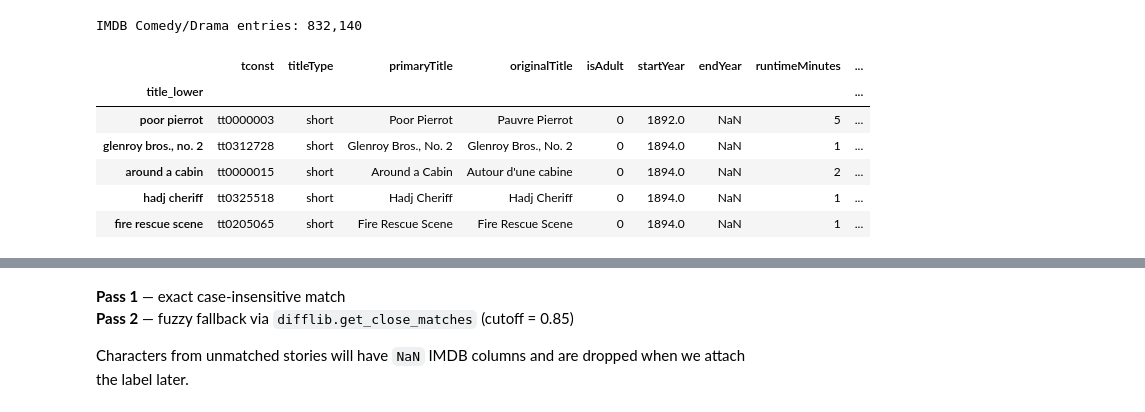
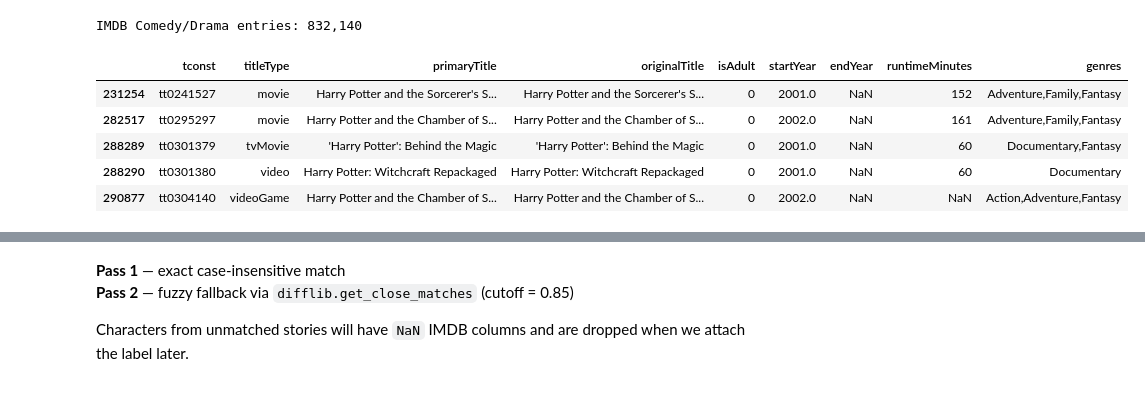
Before and after one commit to lcohenwanis/pocs2-spring2026-genre-from-archetypes, a Jupyter notebook: notebooks/prepare_data.ipynb, the cells around one changed output, grey strips where cells are left out. Cells and saved outputs as stored; diff of their text form; code cells hidden in the pictures.

```diff
--- a/notebooks/prepare_data.ipynb
+++ b/notebooks/prepare_data.ipynb
@@ -70,12 +66,11 @@ print(f"IMDB Comedy/Drama entries: {len(imdb_lookup):,}")
 # %% [output]
 IMDB Comedy/Drama entries: 832,140
 # %%
-imdb_lookup.head()
+df_imdb = pd.read_csv('../datasets/title.basics.tsv', sep='\t', na_values='\\N', low_memory=False)
 # %% [output]
-|  | tconst | titleType | primaryTitle | originalTitle | isAdult | startYear | endYear | runtimeMinutes | ... |
-| title_lower |  |  |  |  |  |  |  |  | ... |
-| poor pierrot | tt0000003 | short | Poor Pierrot | Pauvre Pierrot | 0 | 1892.0 | NaN | 5 | ... |
-| glenroy bros., no. 2 | tt0312728 | short | Glenroy Bros., No. 2 | Glenroy Bros., No. 2 | 0 | 1894.0 | NaN | 1 | ... |
-| around a cabin | tt0000015 | short | Around a Cabin | Autour d'une cabine | 0 | 1894.0 | NaN | 2 | ... |
-| hadj cheriff | tt0325518 | short | Hadj Cheriff | Hadj Cheriff | 0 | 1894.0 | NaN | 1 | ... |
-| fire rescue scene | tt0205065 | short | Fire Rescue Scene | Fire Rescue Scene | 0 | 1894.0 | NaN | 1 | ... |
+|  | tconst | titleType | primaryTitle | originalTitle | isAdult | startYear | endYear | runtimeMinutes | genres |
+| 231254 | tt0241527 | movie | Harry Potter and the Sorcerer's S... | Harry Potter and the Sorcerer's S... | 0 | 2001.0 | NaN | 152 | Adventure,Family,Fantasy |
+| 282517 | tt0295297 | movie | Harry Potter and the Chamber of S... | Harry Potter and the Chamber of S... | 0 | 2002.0 | NaN | 161 | Adventure,Family,Fantasy |
+| 288289 | tt0301379 | tvMovie | 'Harry Potter': Behind the Magic | 'Harry Potter': Behind the Magic | 0 | 2001.0 | NaN | 60 | Documentary,Fantasy |
+| 288290 | tt0301380 | video | Harry Potter: Witchcraft Repackaged | Harry Potter: Witchcraft Repackaged | 0 | 2001.0 | NaN | 60 | Documentary |
+| 290877 | tt0304140 | videoGame | Harry Potter and the Chamber of S... | Harry Potter and the Chamber of S... | 0 | 2002.0 | NaN | NaN | Action,Adventure,Fantasy |
```
Also changed, not shown: parts of 4 cells of this notebook.
